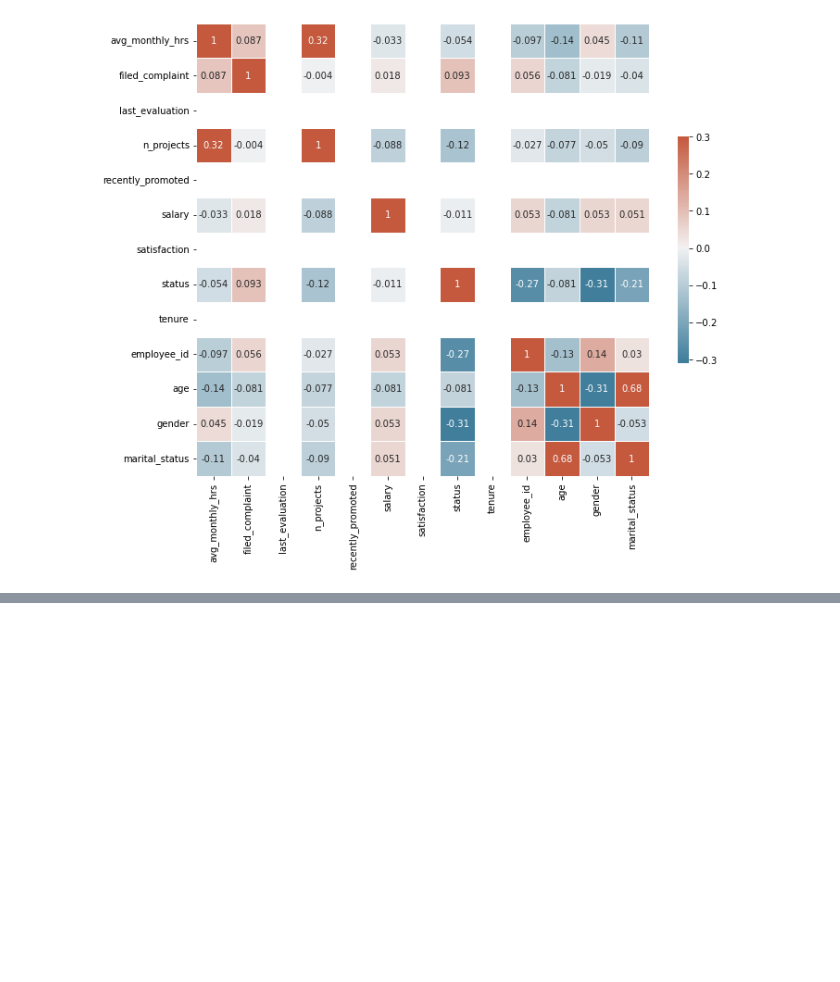
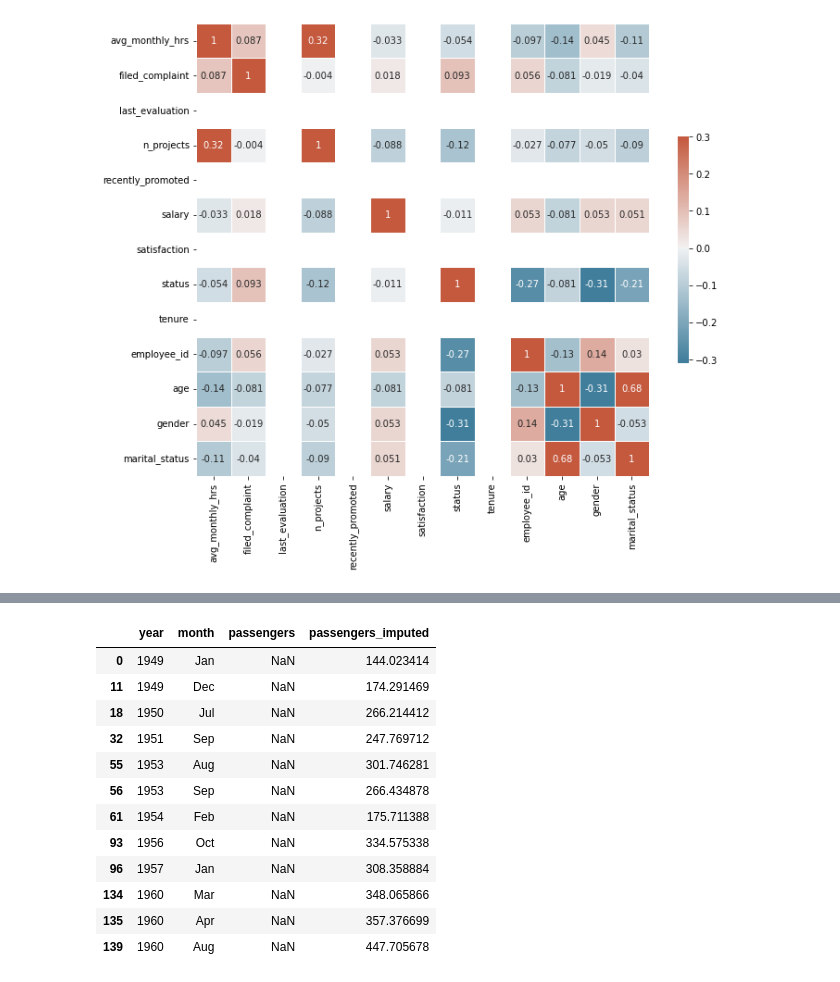
Before and after one commit to Drakus98/Capstone_2, a Jupyter notebook: Capstone_2_Notebook.ipynb, the cells around one changed output, grey strips where cells are left out. Drawn from its saved outputs; the diff is of its cells as text; code cells hidden in the pictures; blank space fills up the shorter version.

```diff
--- a/Capstone_2_Notebook.ipynb
+++ b/Capstone_2_Notebook.ipynb
@@ -590,3 +716,9 @@ sns.heatmap(corr3, cmap=cmap, vmax=.3, center=0,
 [figure]
 [figure]
 [figure]
+# %%
+flights = sns.load_dataset("flights")
+flights['month'] = flights['month'].astype(str)
+flights['year'] = flights['year'].astype(str)
+flights.head()
+np.random.seed(10)
@@ -592,0 +738,2 @@ sns.heatmap(corr3, cmap=cmap, vmax=.3, center=0,
+# %%
+flights['passengers'] = flights['passengers'].mask(np.random.rand(*flights['passengers'].shape) > .9)
@@ -592,0 +753,3 @@ sns.heatmap(corr3, cmap=cmap, vmax=.3, center=0,
+# %%
+fn = flights[flights.isna().any(axis=1)]
+ff = flights.dropna(how='any',axis=0)
@@ -592,0 +780,9 @@ sns.heatmap(corr3, cmap=cmap, vmax=.3, center=0,
+# %%
+imputer = datawig.SimpleImputer(
+    input_columns=['year', 'month'],
+    output_column='passengers'
+    )
+
+imputer.fit(train_df=ff, num_epochs=50)
+
+imputed = imputer.predict(fn)
@@ -592,0 +802,16 @@ sns.heatmap(corr3, cmap=cmap, vmax=.3, center=0,
+# %%
+imputed.n
+# %% [output]
+|  | year | month | passengers | passengers_imputed |
+| 0 | 1949 | Jan | NaN | 144.023414 |
+| 11 | 1949 | Dec | NaN | 174.291469 |
+| 18 | 1950 | Jul | NaN | 266.214412 |
+| 32 | 1951 | Sep | NaN | 247.769712 |
+| 55 | 1953 | Aug | NaN | 301.746281 |
+| 56 | 1953 | Sep | NaN | 266.434878 |
+| 61 | 1954 | Feb | NaN | 175.711388 |
+| 93 | 1956 | Oct | NaN | 334.575338 |
+| 96 | 1957 | Jan | NaN | 308.358884 |
+| 134 | 1960 | Mar | NaN | 348.065866 |
+| 135 | 1960 | Apr | NaN | 357.376699 |
+| 139 | 1960 | Aug | NaN | 447.705678 |
```
Also changed, not shown: parts of 22 cells of this notebook, 7 other files.
